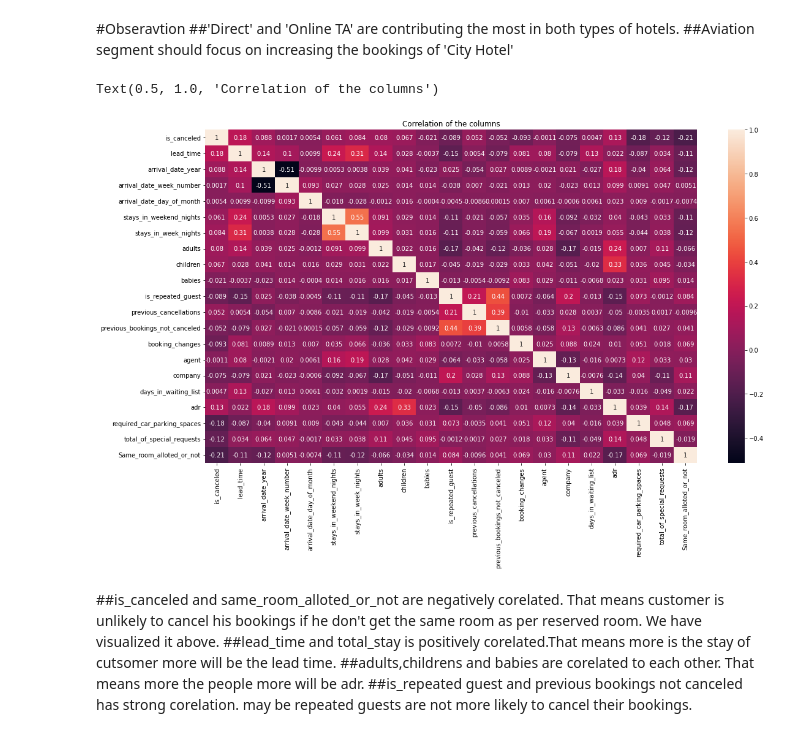
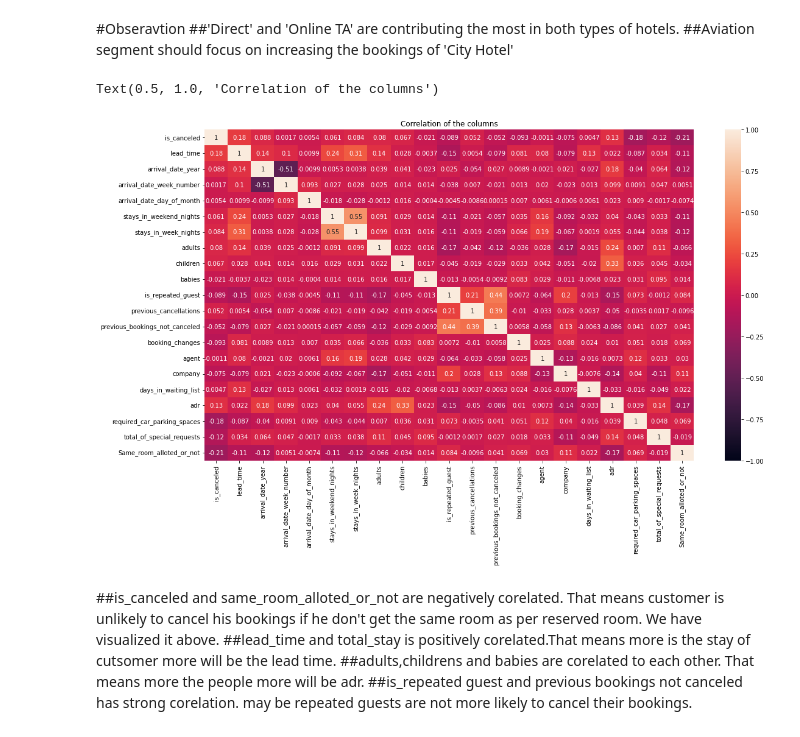
Before and after one commit to samara3823/Hotel_Booking_Analysis, a Jupyter notebook: Hotel_Booking_Analysis_Capstone_Project.ipynb, the cells around one changed output. Saved outputs shown, nothing was run; the diff lists cells and outputs as text; code cells hidden in the pictures.

```diff
--- a/Hotel_Booking_Analysis_Capstone_Project.ipynb
+++ b/Hotel_Booking_Analysis_Capstone_Project.ipynb
@@ -885,11 +898,11 @@ Text(0.5, 1.0, 'Adr across market segment')
 # %%
 #Correlation of the columns
 plt.figure(figsize=(18,10))
-sns.heatmap(df1.corr(),annot=True)
+sns.heatmap(df1.corr(), vmin=-1, vmax=1, annot=True)
 plt.title('Correlation of the columns')
 # %% [output]
 Text(0.5, 1.0, 'Correlation of the columns')
-[figure, old version]
+[figure, new version]
 # %% [markdown]
 ##is_canceled and same_room_alloted_or_not are negatively corelated. That means customer is unlikely to cancel his bookings if he don't get the same room as per reserved room. We have visualized it above.
 ##lead_time and total_stay is positively corelated.That means more is the stay of cutsomer more will be the lead time.
```
Also changed, not shown: parts of 4 cells of this notebook.
